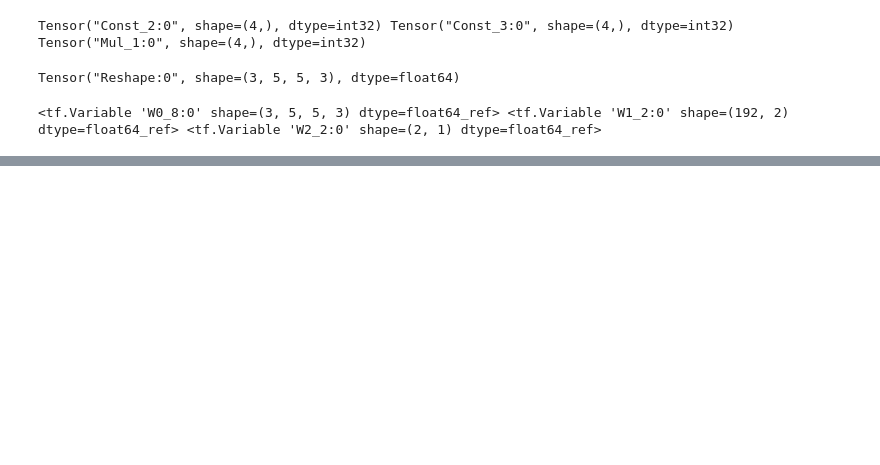
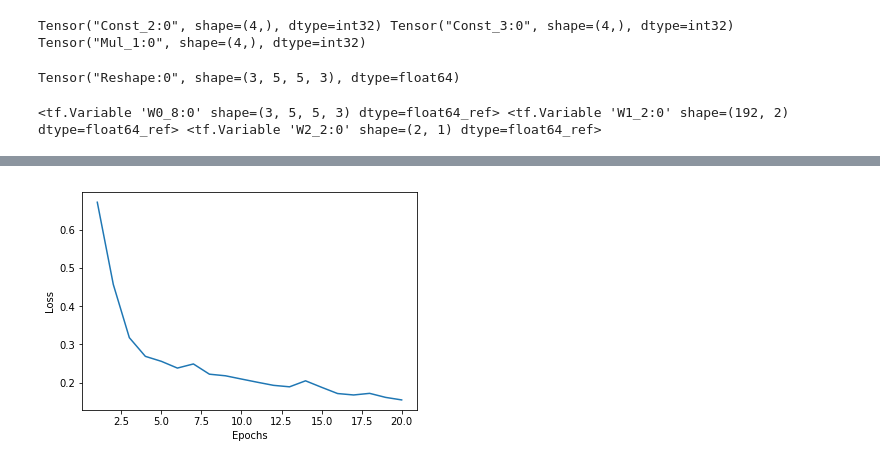
Before and after one commit to bilalayyache/UIUC, a Jupyter notebook: ece496/tensorflow_test.ipynb, the cells around one changed output, grey strips where cells are left out. Drawn from its saved outputs; the diff is of its cells as text; code cells hidden in the pictures; blank space fills up the shorter version.

```diff
--- a/ece496/tensorflow_test.ipynb
+++ b/ece496/tensorflow_test.ipynb
@@ -186,0 +263,7 @@ def cnn_model_fn(N, input_image, labels, mode):
+# %%
+plt.plot(range(1,21), history.loss)
+plt.xlabel('Epochs')
+plt.ylabel('Loss')
+plt.show()
+# %% [output]
+[figure, added]
```
Also changed, not shown: parts of 8 cells of this notebook, 1 other file.
